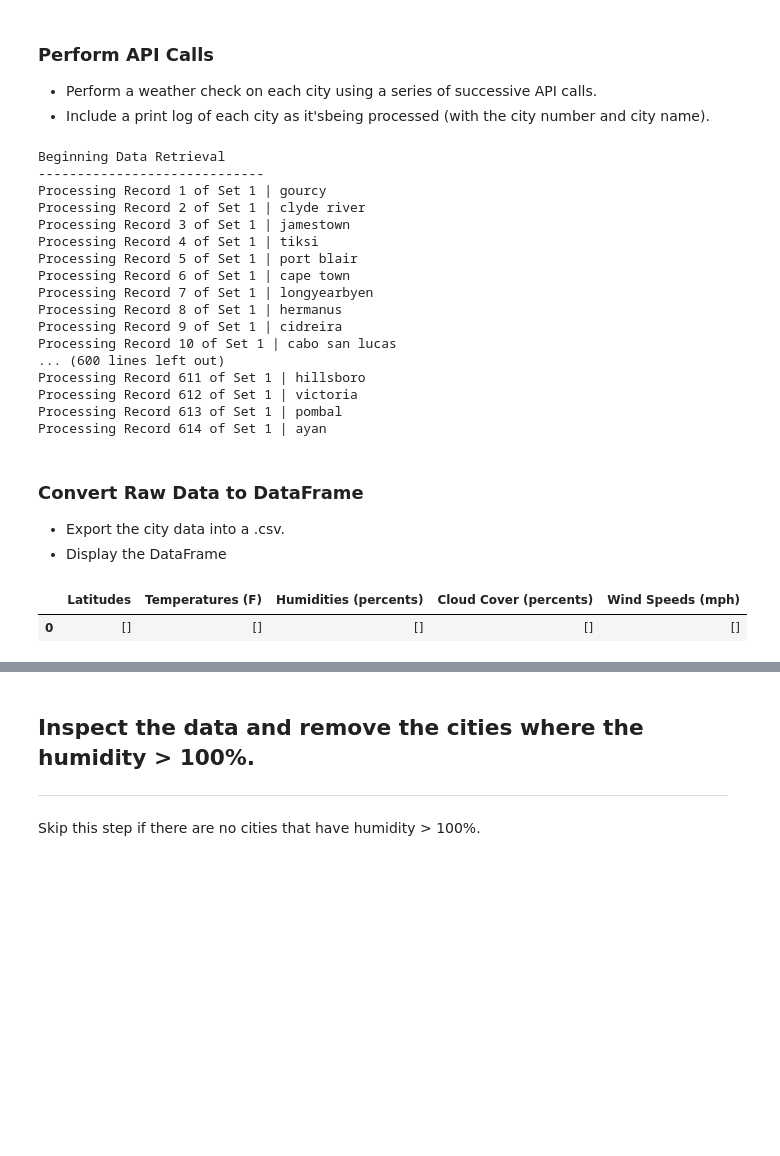
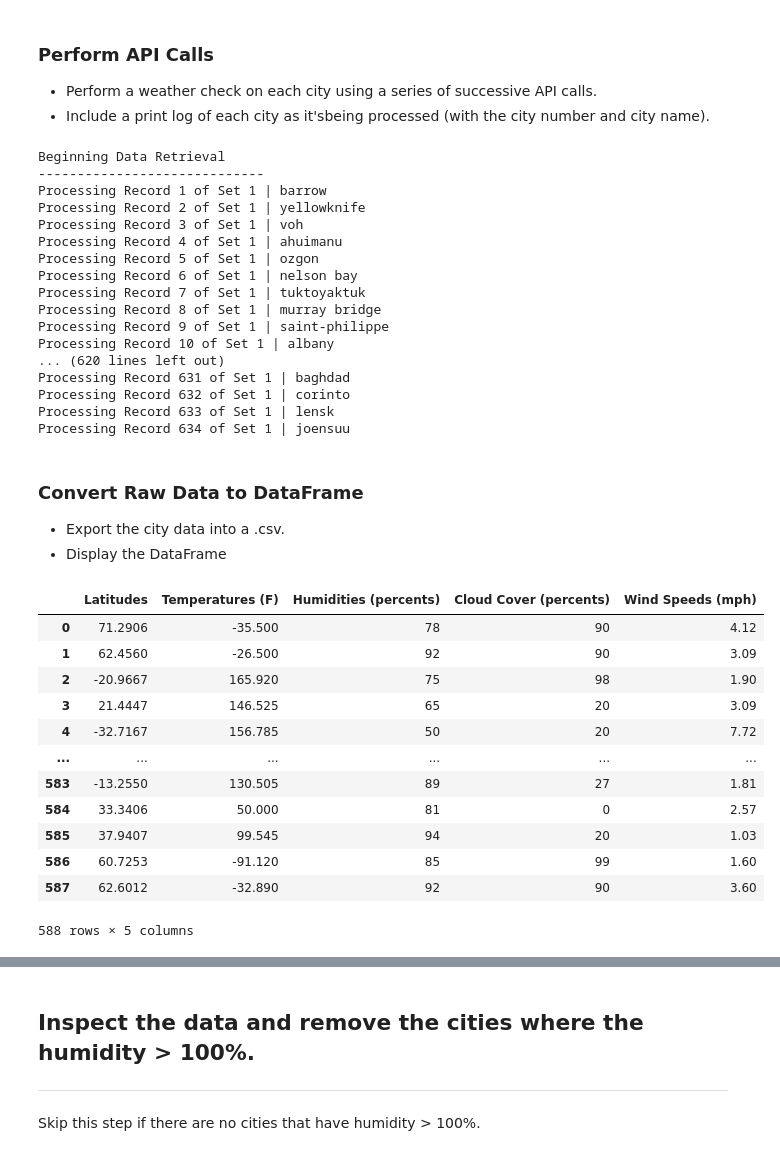
Before and after one commit to Uc71/Plotting-Global-Weather-by-Latitude, a Jupyter notebook: WeatherPy/WeatherPy.ipynb, the cells around one changed output, grey strips where cells are left out. Saved outputs shown, nothing was run; the diff lists cells and outputs as text; code cells hidden in the pictures; blank space fills up the shorter version.

```diff
--- a/WeatherPy/WeatherPy.ipynb
+++ b/WeatherPy/WeatherPy.ipynb
@@ -72,12 +72,13 @@ for city in cities:
 #    url=f"http://api.openweathermap.org/data/2.5/weather?q="city"&appid={weather_api_key}"
     query_url = url + "q=" + city + "&appid=" + weather_api_key
     response_json=requests.get(query_url).json()
+    #print(response_json)
     try:
-        lats.append(response_json("coord.lat"))
-        temps.append(response_json("main.temp"))
-        humidities.append(response_json("humidity"))
-        clouds.append(response_json("clouds.all"))
-        speeds.append(response_json("wind.speed"))
+        lats.append(response_json["coord"]["lat"])
+        temps.append(response_json["main"]["temp"])
+        humidities.append(response_json["main"]["humidity"])
+        clouds.append(response_json["clouds"]["all"])
+        speeds.append(response_json["wind"]["speed"])
     except:
         next
     print("Processing Record "+str(count)+" of Set 1 | "+city)
@@ -86,32 +87,46 @@ for city in cities:
 # %% [output]
 Beginning Data Retrieval
 -----------------------------
-Processing Record 1 of Set 1 | gourcy
-Processing Record 2 of Set 1 | clyde river
-Processing Record 3 of Set 1 | jamestown
-Processing Record 4 of Set 1 | tiksi
-Processing Record 5 of Set 1 | port blair
-Processing Record 6 of Set 1 | cape town
-Processing Record 7 of Set 1 | longyearbyen
-Processing Record 8 of Set 1 | hermanus
-Processing Record 9 of Set 1 | cidreira
-Processing Record 10 of Set 1 | cabo san lucas
-... (600 lines left out)
-Processing Record 611 of Set 1 | hillsboro
-Processing Record 612 of Set 1 | victoria
-Processing Record 613 of Set 1 | pombal
-Processing Record 614 of Set 1 | ayan
+Processing Record 1 of Set 1 | barrow
+Processing Record 2 of Set 1 | yellowknife
+Processing Record 3 of Set 1 | voh
+Processing Record 4 of Set 1 | ahuimanu
+Processing Record 5 of Set 1 | ozgon
+Processing Record 6 of Set 1 | nelson bay
+Processing Record 7 of Set 1 | tuktoyaktuk
+Processing Record 8 of Set 1 | murray bridge
+Processing Record 9 of Set 1 | saint-philippe
+Processing Record 10 of Set 1 | albany
+... (620 lines left out)
+Processing Record 631 of Set 1 | baghdad
+Processing Record 632 of Set 1 | corinto
+Processing Record 633 of Set 1 | lensk
+Processing Record 634 of Set 1 | joensuu
 # %% [markdown]
 ### Convert Raw Data to DataFrame
 * Export the city data into a .csv.
 * Display the DataFrame
 # %%
-makedict={"Latitudes":[lats],"Temperatures (F)":[temps],"Humidities (percents)":[humidities],"Cloud Cover (percents)":[clouds],"Wind Speeds (mph)":[speeds]}
+Fs=[]
+for temp in temps:
+    Fs.append((temp-273.15)*4.5+32)
+makedict={"Latitudes":lats,"Temperatures (F)":Fs,"Humidities (percents)":humidities,"Cloud Cover (percents)":clouds,"Wind Speeds (mph)":speeds}
 weathercities_df=pd.DataFrame(makedict)
 weathercities_df
 # %% [output]
 |  | Latitudes | Temperatures (F) | Humidities (percents) | Cloud Cover (percents) | Wind Speeds (mph) |
-| 0 | [] | [] | [] | [] | [] |
+| 0 | 71.2906 | -35.500 | 78 | 90 | 4.12 |
+| 1 | 62.4560 | -26.500 | 92 | 90 | 3.09 |
+| 2 | -20.9667 | 165.920 | 75 | 98 | 1.90 |
+| 3 | 21.4447 | 146.525 | 65 | 20 | 3.09 |
+| 4 | -32.7167 | 156.785 | 50 | 20 | 7.72 |
+| ... | ... | ... | ... | ... | ... |
+| 583 | -13.2550 | 130.505 | 89 | 27 | 1.81 |
+| 584 | 33.3406 | 50.000 | 81 | 0 | 2.57 |
+| 585 | 37.9407 | 99.545 | 94 | 20 | 1.03 |
+| 586 | 60.7253 | -91.120 | 85 | 99 | 1.60 |
+| 587 | 62.6012 | -32.890 | 92 | 90 | 3.60 |
+588 rows × 5 columns
 # %%
 descript_df=weathercities_df.describe()
 descript_df
```
Also changed, not shown: parts of 29 cells of this notebook.
